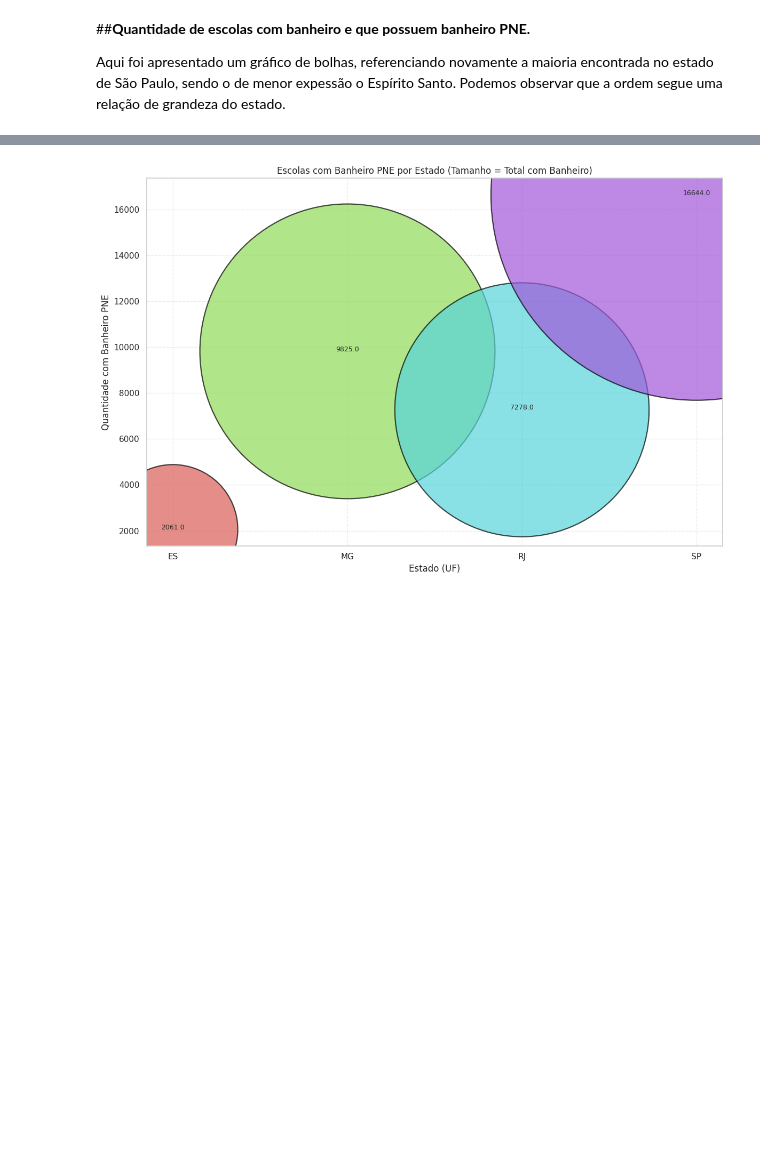
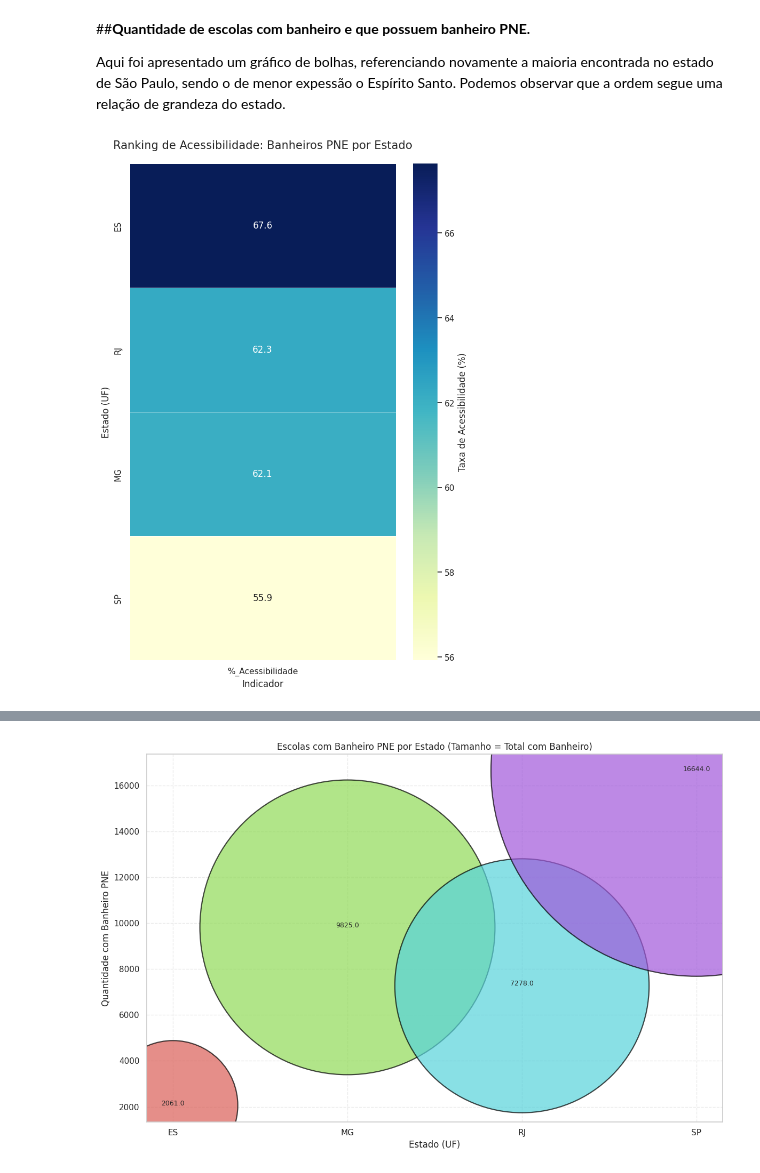
Before and after one commit to ACOELHO1976/Analise_Exploratoria, a Jupyter notebook: mvpAnalisededados.ipynb, the cells around one changed output, grey strips where cells are left out. Saved outputs shown, nothing was run; the diff lists cells and outputs as text; code cells hidden in the pictures; blank space fills up the shorter version.

```diff
--- a/mvpAnalisededados.ipynb
+++ b/mvpAnalisededados.ipynb
@@ -268,3 +268,33 @@ plt.show()
 
 Aqui foi apresentado um gráfico de bolhas, referenciando novamente a maioria encontrada no estado de São Paulo, sendo o de menor expessão o Espírito Santo.
 Podemos observar que a ordem segue uma relação de grandeza do estado.
+# %%
+agrupado = educ.groupby('SG_UF').agg(
+    Total_Escolas=('IN_BANHEIRO', 'count'),
+    Com_Banheiro=('IN_BANHEIRO', 'sum'),
+    Com_Banheiro_PNE=('IN_BANHEIRO_PNE', 'sum')
+).reset_index()
+
+# Calculamos a porcentagem de escolas que possuem PNE em relação ao total de escolas
+agrupado['%_Acessibilidade'] = (agrupado['Com_Banheiro_PNE'] / agrupado['Com_Banheiro']) * 100
+
+# O Heatmap funciona melhor com um DataFrame onde o índice é a categoria (UF)
+df_heatmap = agrupado.set_index('SG_UF')[['%_Acessibilidade']].sort_values('%_Acessibilidade', ascending=False)
+
+# 2. Configuração do Visual
+plt.figure(figsize=(8, 12))
+sns.heatmap(
+    df_heatmap,
+    annot=True,              # Mostra o valor dentro do quadrado
+    fmt=".1f",               # Uma casa decimal
+    cmap="YlGnBu",           # Escala de cores (Amarelo -> Verde -> Azul)
+    linewidths=.5,           # Linha fina entre os blocos
+    cbar_kws={'label': 'Taxa de Acessibilidade (%)'}
+)
+
+plt.title('Ranking de Acessibilidade: Banheiros PNE por Estado', fontsize=15, pad=20)
+plt.ylabel('Estado (UF)')
+plt.xlabel('Indicador')
+plt.show()
+# %% [output]
+[figure, added]
```
Also changed, not shown: parts of 1 cell of this notebook.
